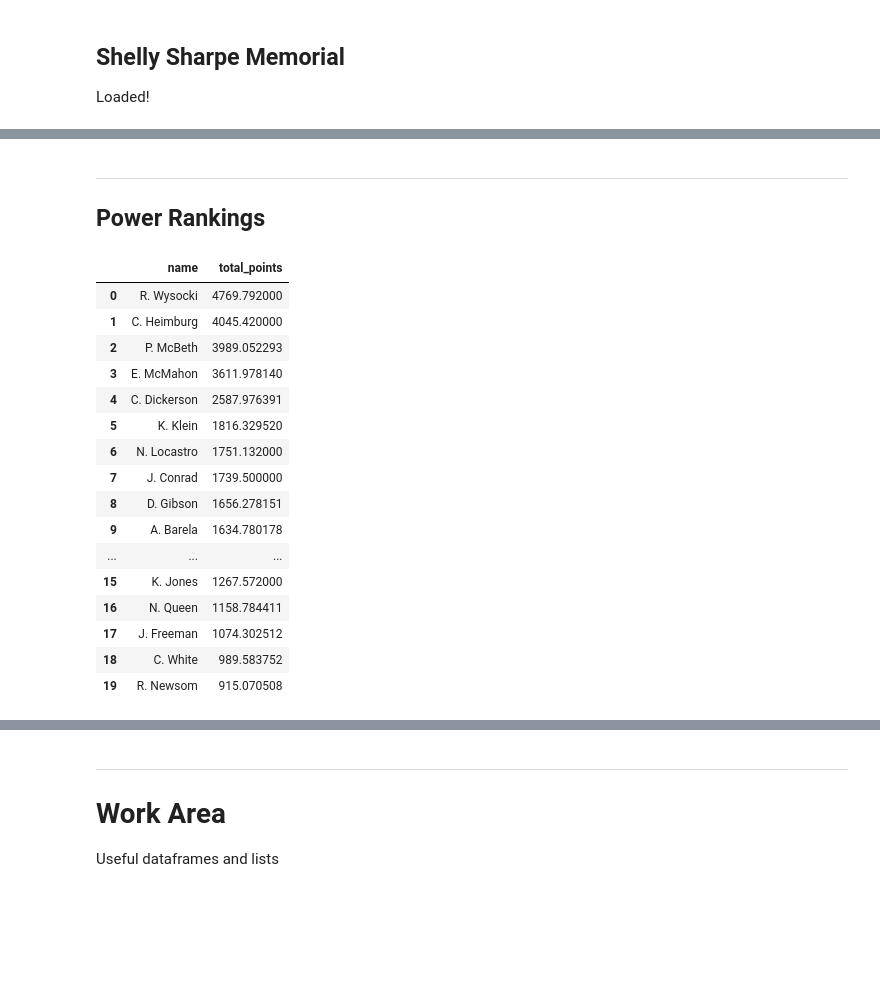
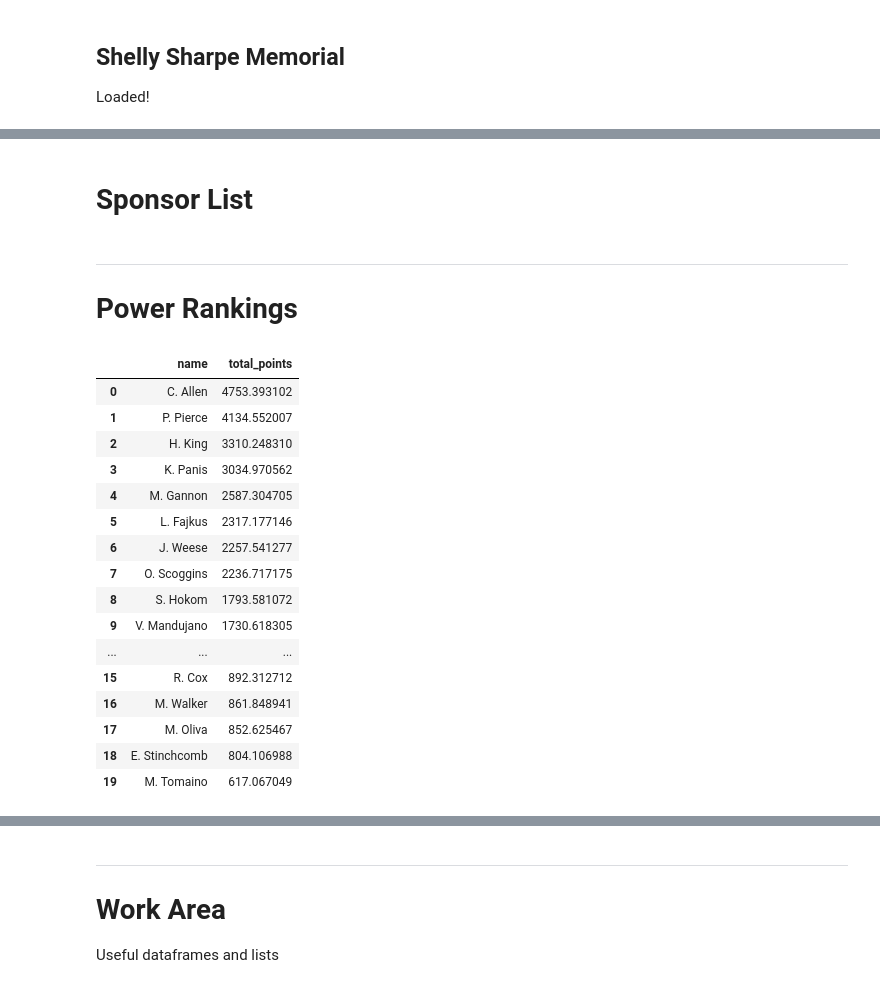
Before and after one commit to jaredcahners/Disc-Golf-Stats, a Jupyter notebook: PDGA Dataset.ipynb, the cells around one changed output, grey strips where cells are left out. Cells and saved outputs as stored; diff of their text form; code cells hidden in the pictures; blank space fills up the shorter version.

```diff
--- a/PDGA Dataset.ipynb
+++ b/PDGA Dataset.ipynb
@@ -12316,2 +15105,4 @@ players_events_df['avg_std_away'] = avg_std_away
 # %%
 #players_events_df = pd.read_sql_query("SELECT * FROM players_events", conn)
+# %% [markdown]
+# Sponsor List
@@ -12318,6 +15641,6 @@ players_events_df['avg_std_away'] = avg_std_away
 # %% [markdown]
 ---
-## Power Rankings
+# Power Rankings
 # %%
 #powerrating
 #  1) Tournament place weighted (top 20): 100, 75, 60, 50, 40, 35, 30, 25, 20, 15, 10, 9, 8, 7, 6, 5, 4, 3, 2, 1
@@ -12430,22 +15757,22 @@ for ind in power_rankings_df.index:
     power_ranking_list.append(pp)
 power_rankings_df['total_points'] = power_ranking_list
 # %%
-sqlit("SELECT name, total_points FROM power_rankings_df WHERE division = 'MPO' ORDER BY total_points DESC LIMIT 20")
+sqlit("SELECT name, total_points FROM power_rankings_df WHERE division = 'FPO' ORDER BY total_points DESC LIMIT 20")
 # %% [output]
 |  | name | total_points |
-| 0 | R. Wysocki | 4769.792000 |
-| 1 | C. Heimburg | 4045.420000 |
-| 2 | P. McBeth | 3989.052293 |
-| 3 | E. McMahon | 3611.978140 |
-| 4 | C. Dickerson | 2587.976391 |
-| 5 | K. Klein | 1816.329520 |
-| 6 | N. Locastro | 1751.132000 |
-| 7 | J. Conrad | 1739.500000 |
-| 8 | D. Gibson | 1656.278151 |
-| 9 | A. Barela | 1634.780178 |
+| 0 | C. Allen | 4753.393102 |
+| 1 | P. Pierce | 4134.552007 |
+| 2 | H. King | 3310.248310 |
+| 3 | K. Panis | 3034.970562 |
+| 4 | M. Gannon | 2587.304705 |
+| 5 | L. Fajkus | 2317.177146 |
+| 6 | J. Weese | 2257.541277 |
+| 7 | O. Scoggins | 2236.717175 |
+| 8 | S. Hokom | 1793.581072 |
+| 9 | V. Mandujano | 1730.618305 |
 | ... | ... | ... |
-| 15 | K. Jones | 1267.572000 |
-| 16 | N. Queen | 1158.784411 |
-| 17 | J. Freeman | 1074.302512 |
-| 18 | C. White | 989.583752 |
-| 19 | R. Newsom | 915.070508 |
+| 15 | R. Cox | 892.312712 |
+| 16 | M. Walker | 861.848941 |
+| 17 | M. Oliva | 852.625467 |
+| 18 | E. Stinchcomb | 804.106988 |
+| 19 | M. Tomaino | 617.067049 |
```
Also changed, not shown: parts of 54 cells of this notebook.
